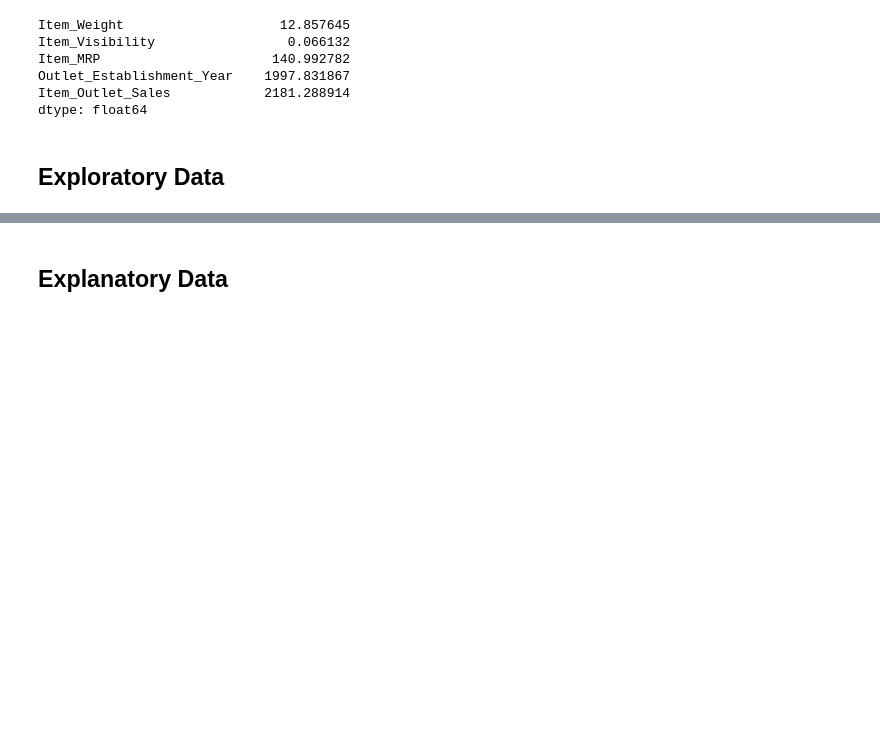
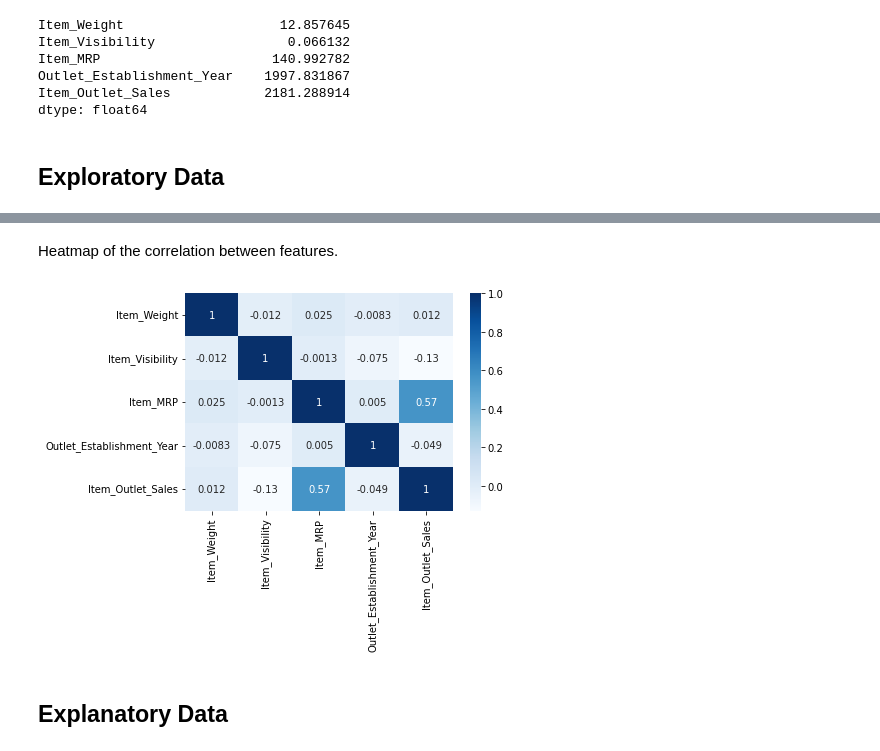
Before and after one commit to Luz-Dobbins/Sales-Predictions, a Jupyter notebook: Project core.ipynb, the cells around one changed output, grey strips where cells are left out. Drawn from its saved outputs; the diff is of its cells as text; code cells hidden in the pictures; blank space fills up the shorter version.

```diff
--- a/Project core.ipynb
+++ b/Project core.ipynb
@@ -195,3 +235,9 @@ dtype: float64
+# %% [markdown]
+Heatmap of the correlation between features.
+# %%
+sns.heatmap(Sales_P.corr(),annot=True,cmap='Blues');
+# %% [output]
+[figure, added]
 # %% [markdown]
 
 ## Explanatory Data
```
Also changed, not shown: parts of 11 cells of this notebook.
